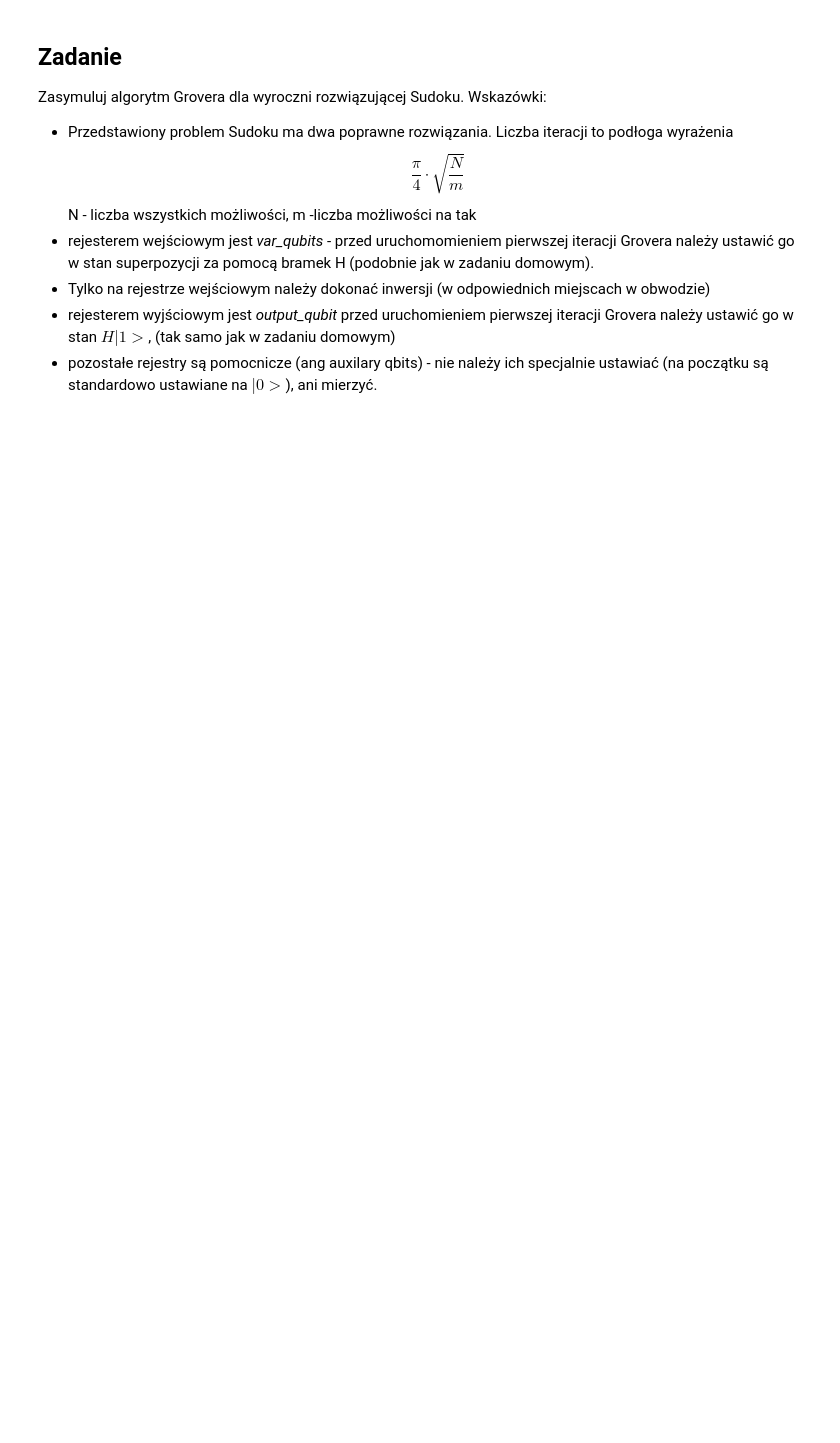
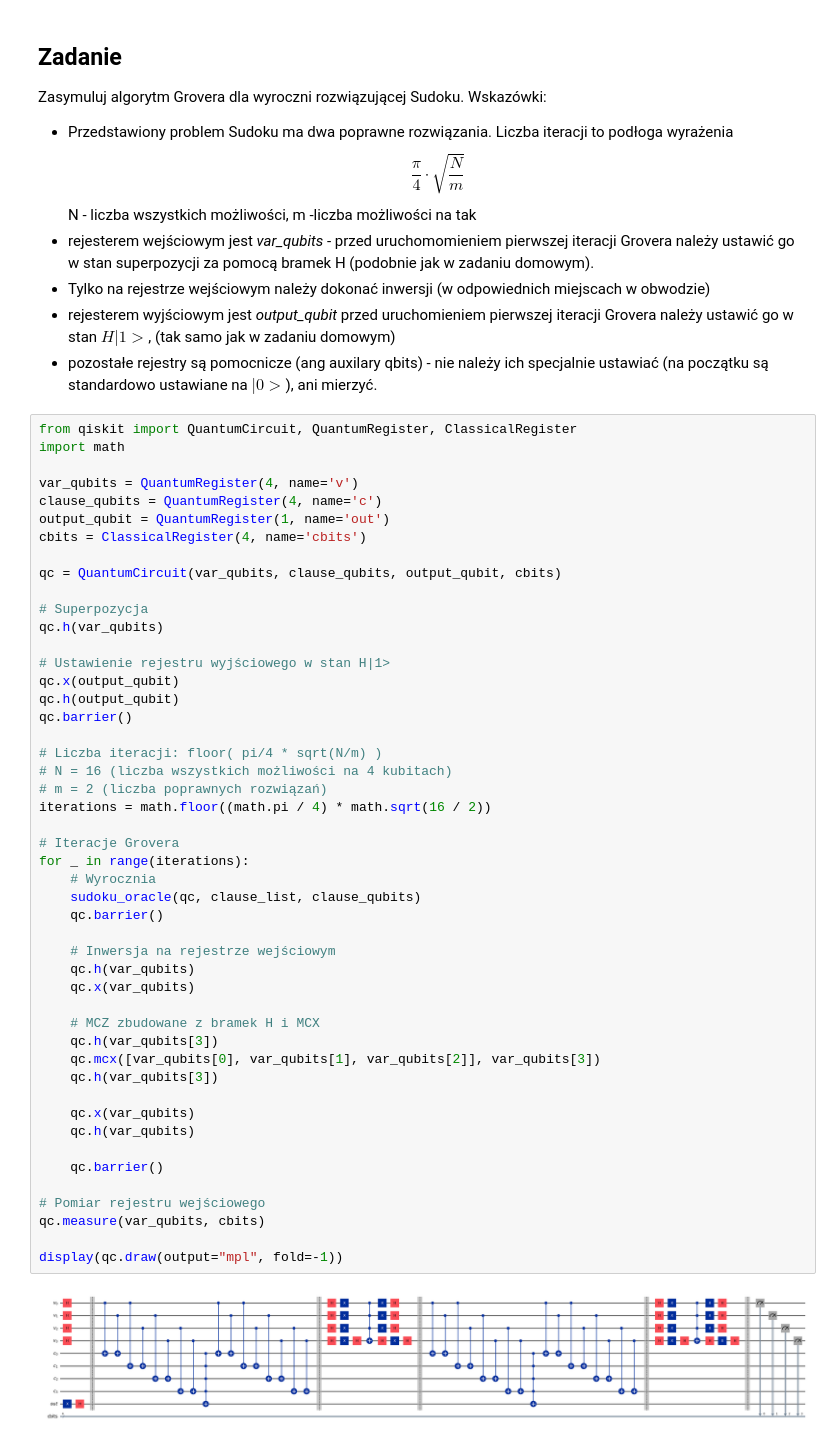
Before and after one commit to rmesek/mmik-agh-2026, a Jupyter notebook: lab09/wyrocznia_sudoku.ipynb, the cells around one changed output. Drawn from its saved outputs; the diff is of its cells as text; blank space fills up the shorter version.

```diff
--- a/lab09/wyrocznia_sudoku.ipynb
+++ b/lab09/wyrocznia_sudoku.ipynb
@@ -273,3 +273,53 @@ Zasymuluj algorytm Grovera dla wyroczni rozwiązującej Sudoku. Wskazówki:
 * Tylko na rejestrze wejściowym należy dokonać  inwersji (w odpowiednich miejscach w obwodzie)
 * rejesterem wyjściowym jest  <i> output_qubit </i> przed uruchomieniem pierwszej iteracji Grovera należy ustawić go w stan  $H|1>$, (tak samo jak w zadaniu domowym)
 * pozostałe rejestry są pomocnicze (ang auxilary qbits) - nie należy ich specjalnie ustawiać (na początku są standardowo ustawiane na $|0>$), ani mierzyć.
+# %%
+from qiskit import QuantumCircuit, QuantumRegister, ClassicalRegister
+import math
+
+var_qubits = QuantumRegister(4, name='v')
+clause_qubits = QuantumRegister(4, name='c')
+output_qubit = QuantumRegister(1, name='out')
+cbits = ClassicalRegister(4, name='cbits')
+
+qc = QuantumCircuit(var_qubits, clause_qubits, output_qubit, cbits)
+
+# Superpozycja
+qc.h(var_qubits)
+
+# Ustawienie rejestru wyjściowego w stan H|1>
+qc.x(output_qubit)
+qc.h(output_qubit)
+qc.barrier()
+
+# Liczba iteracji: floor( pi/4 * sqrt(N/m) )
+# N = 16 (liczba wszystkich możliwości na 4 kubitach)
+# m = 2 (liczba poprawnych rozwiązań)
+iterations = math.floor((math.pi / 4) * math.sqrt(16 / 2))
+
+# Iteracje Grovera
+for _ in range(iterations):
+    # Wyrocznia
+    sudoku_oracle(qc, clause_list, clause_qubits)
+    qc.barrier()
+
+    # Inwersja na rejestrze wejściowym
+    qc.h(var_qubits)
+    qc.x(var_qubits)
+
+    # MCZ zbudowane z bramek H i MCX
+    qc.h(var_qubits[3])
+    qc.mcx([var_qubits[0], var_qubits[1], var_qubits[2]], var_qubits[3])
+    qc.h(var_qubits[3])
+
+    qc.x(var_qubits)
+    qc.h(var_qubits)
+
+    qc.barrier()
+
+# Pomiar rejestru wejściowego
+qc.measure(var_qubits, cbits)
+
+display(qc.draw(output="mpl", fold=-1))
+# %% [output]
+[figure, added]
```
Also changed, not shown: parts of 3 cells of this notebook, 1 other file.
